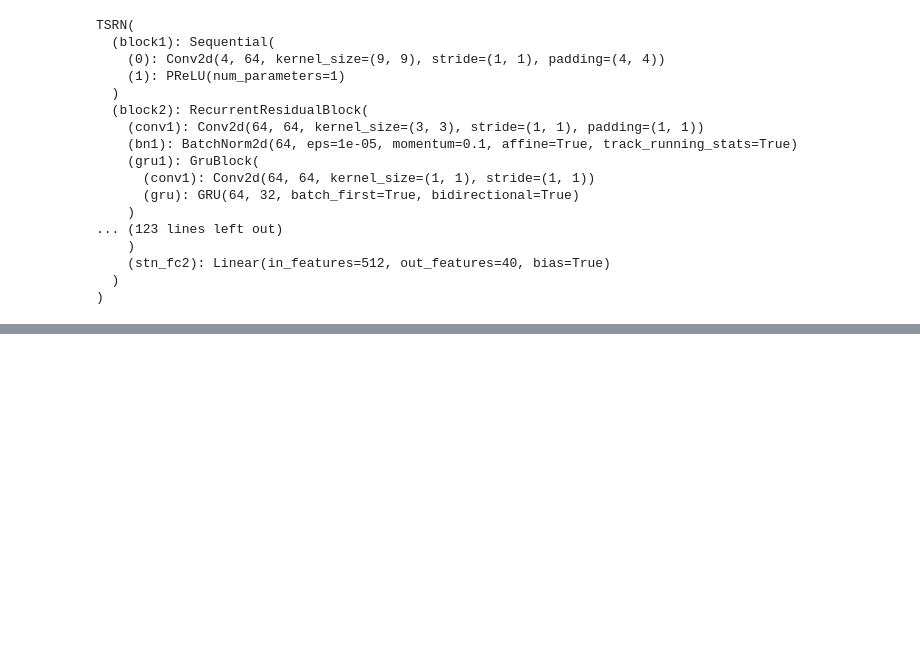
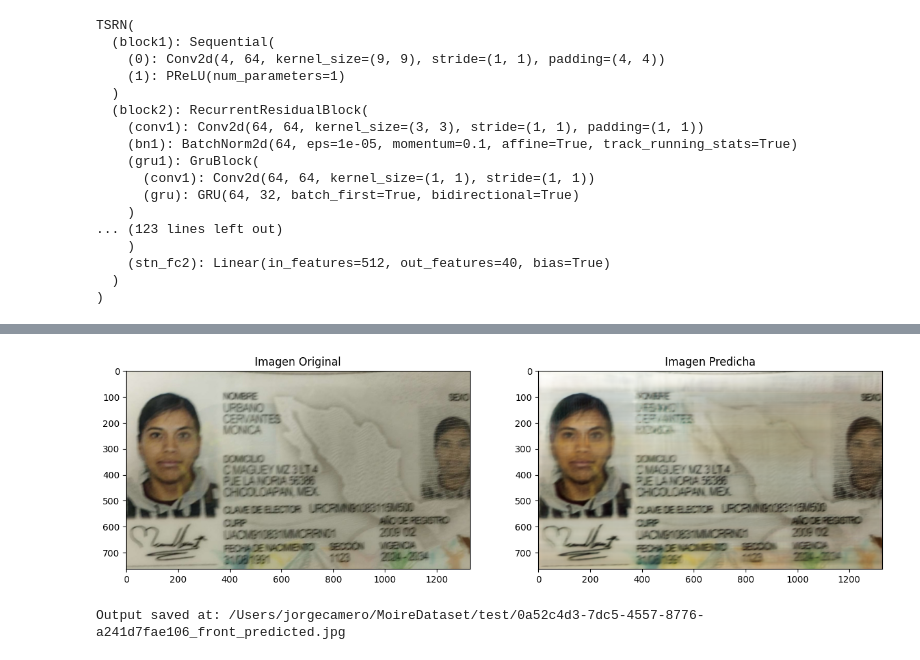
Before and after one commit to CameroJI/TextZoom, a Jupyter notebook: src/playground.ipynb, the cells around one changed output, grey strips where cells are left out. Saved outputs shown, nothing was run; the diff lists cells and outputs as text; code cells hidden in the pictures; blank space fills up the shorter version.

```diff
--- a/src/playground.ipynb
+++ b/src/playground.ipynb
@@ -87,0 +119,80 @@ FileNotFoundError: [Errno 2] No such file or directory: '/Users/jorgecamero/SRCN
+# %%
+loaded_model = torch.jit.load("traced_model.pt")
+
+output = model(input_tensor)[0][:3, :, :]
+output_np = output.cpu().detach().numpy()
+output_np = np.transpose(output_np, (1, 2, 0))
+output_np = (output_np - output_np.min()) / (output_np.max() - output_np.min())
+output_np = (output_np * 255).astype(np.uint8)
+output_image = Image.fromarray(output_np)
+output_image = output_image.resize((image.size[0], image.size[1]))
+
+plt.figure(figsize=(15, 10))
+
+plt.subplot(1, 2, 1)
+plt.imshow(image)
+plt.title("Imagen Original")
+plt.axis('on')
+
+plt.subplot(1, 2, 2)
+plt.imshow(output_image)
+plt.title("Imagen Predicha")
+plt.axis('on')
+
+plt.show()
+# %% [output]
+[figure, added]
+# %%
+from torchvision import transforms
+import matplotlib.pyplot as plt
+from PIL import Image
+import numpy as np
+import argparse
+import torch
+import os
+
+device = torch.device("cuda" if torch.cuda.is_available() else
+                      "mps" if torch.backends.mps.is_available() else "cpu")
+
+class resizeNormalize(object):
+    def __init__(self, size, mask=False, interpolation=Image.BICUBIC):
+        self.size = size
+        self.interpolation = interpolation
+        self.toTensor = transforms.ToTensor()
+        self.mask = mask
+
+    def __call__(self, img):
+        img = img.resize(self.size, self.interpolation)
+        img_tensor = self.toTensor(img)
+        if self.mask:
+            mask = img.convert('L')
+            thres = np.array(mask).mean()
+            mask = mask.point(lambda x: 0 if x > thres else 255)
+            mask = self.toTensor(mask)
+            img_tensor = torch.cat((img_tensor, mask), 0)
+        return img_tensor
+
+def main(args):
+    image_path = args.image_path
+    model = torch.jit.load("traced_model.pt", map_location=device)
+
+    image = Image.open(image_path).convert("RGB")
+    transform = resizeNormalize(size=(image.size[0], image.size[1]), mask=True)
+    input_tensor = transform(image).to(device).unsqueeze(0)
+
+    output = model(input_tensor)[0][:3, :, :]
+    output_np = output.cpu().detach().numpy()
+    output_np = np.transpose(output_np, (1, 2, 0))
+    output_np = (output_np - output_np.min()) / (output_np.max() - output_np.min())
+    output_np = (output_np * 255).astype(np.uint8)
+    output_image = Image.fromarray(output_np)
+    output_image = output_image.resize((image.size[0], image.size[1]))
+    output_image.save(os.path.join(os.path.dirname(image_path), f"{os.path.basename(image_path).split('.')[0]}_predicted.jpg"))
+
+if __name__ == "__main__":
+    parser = argparse.ArgumentParser(description="Process an image and save the output.")
+    parser.add_argument("--image_path", type=str, help="Path to the input image", required=True)
+    args = parser.parse_args()
+    main(args)
+# %% [output]
+Output saved at: /Users/jorgecamero/MoireDataset/test/0a52c4d3-7dc5-4557-8776-a241d7fae106_front_predicted.jpg
```
Also changed, not shown: parts of 5 cells of this notebook.
